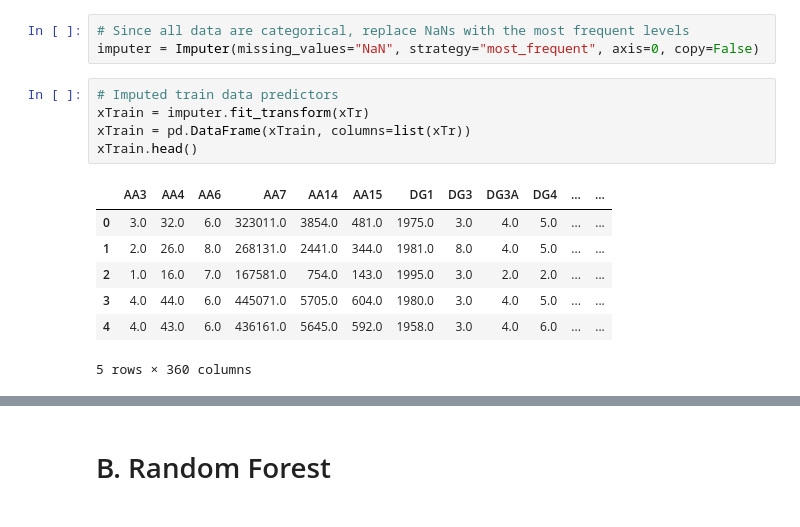
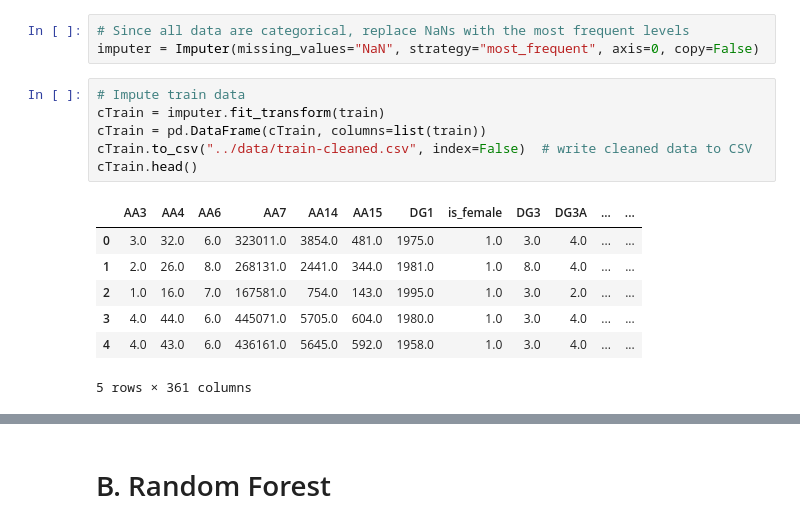
Before and after one commit to Kruti2017/EDA, a Jupyter notebook: code/random-forest.ipynb, the cells around one changed output, grey strips where cells are left out. Cells and saved outputs as stored; diff of their text form.

Commit message:
adding imputed train and test data

```diff
--- a/code/random-forest.ipynb
+++ b/code/random-forest.ipynb
@@ -422,17 +398,18 @@ xTe.head()
 # %%
 # Since all data are categorical, replace NaNs with the most frequent levels
 imputer = Imputer(missing_values="NaN", strategy="most_frequent", axis=0, copy=False)
-# %%
-# Imputed train data predictors
-xTrain = imputer.fit_transform(xTr)
-xTrain = pd.DataFrame(xTrain, columns=list(xTr))
-xTrain.head()
-# %% [output]
-|  | AA3 | AA4 | AA6 | AA7 | AA14 | AA15 | DG1 | DG3 | DG3A | DG4 | ... | ... |
-| 0 | 3.0 | 32.0 | 6.0 | 323011.0 | 3854.0 | 481.0 | 1975.0 | 3.0 | 4.0 | 5.0 | ... | ... |
-| 1 | 2.0 | 26.0 | 8.0 | 268131.0 | 2441.0 | 344.0 | 1981.0 | 8.0 | 4.0 | 5.0 | ... | ... |
-| 2 | 1.0 | 16.0 | 7.0 | 167581.0 | 754.0 | 143.0 | 1995.0 | 3.0 | 2.0 | 2.0 | ... | ... |
-| 3 | 4.0 | 44.0 | 6.0 | 445071.0 | 5705.0 | 604.0 | 1980.0 | 3.0 | 4.0 | 5.0 | ... | ... |
-| 4 | 4.0 | 43.0 | 6.0 | 436161.0 | 5645.0 | 592.0 | 1958.0 | 3.0 | 4.0 | 6.0 | ... | ... |
-5 rows × 360 columns
+# %%
+# Impute train data
+cTrain = imputer.fit_transform(train)
+cTrain = pd.DataFrame(cTrain, columns=list(train))
+cTrain.to_csv("../data/train-cleaned.csv", index=False)  # write cleaned data to CSV
+cTrain.head()
+# %% [output]
+|  | AA3 | AA4 | AA6 | AA7 | AA14 | AA15 | DG1 | is_female | DG3 | DG3A | ... | ... |
+| 0 | 3.0 | 32.0 | 6.0 | 323011.0 | 3854.0 | 481.0 | 1975.0 | 1.0 | 3.0 | 4.0 | ... | ... |
+| 1 | 2.0 | 26.0 | 8.0 | 268131.0 | 2441.0 | 344.0 | 1981.0 | 1.0 | 8.0 | 4.0 | ... | ... |
+| 2 | 1.0 | 16.0 | 7.0 | 167581.0 | 754.0 | 143.0 | 1995.0 | 1.0 | 3.0 | 2.0 | ... | ... |
+| 3 | 4.0 | 44.0 | 6.0 | 445071.0 | 5705.0 | 604.0 | 1980.0 | 1.0 | 3.0 | 4.0 | ... | ... |
+| 4 | 4.0 | 43.0 | 6.0 | 436161.0 | 5645.0 | 592.0 | 1958.0 | 1.0 | 3.0 | 4.0 | ... | ... |
+5 rows × 361 columns
 # %%
```
Also changed, not shown: parts of 21 cells of this notebook, 4 other files.
